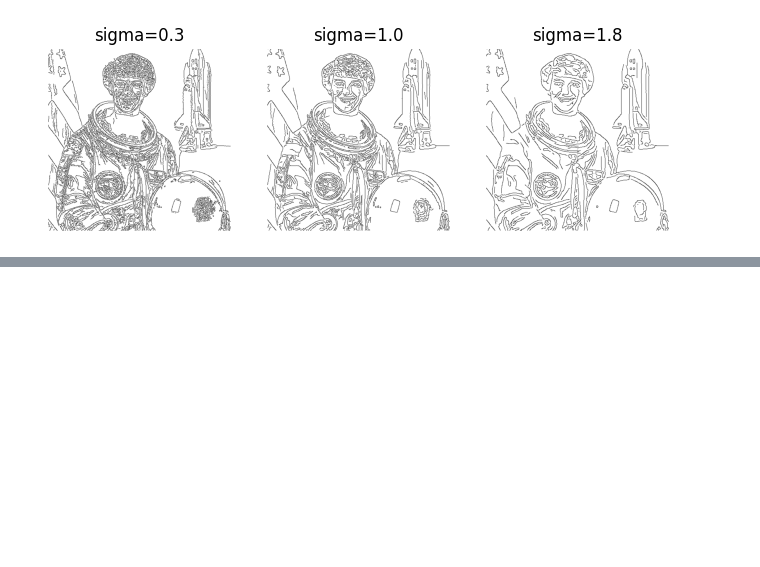
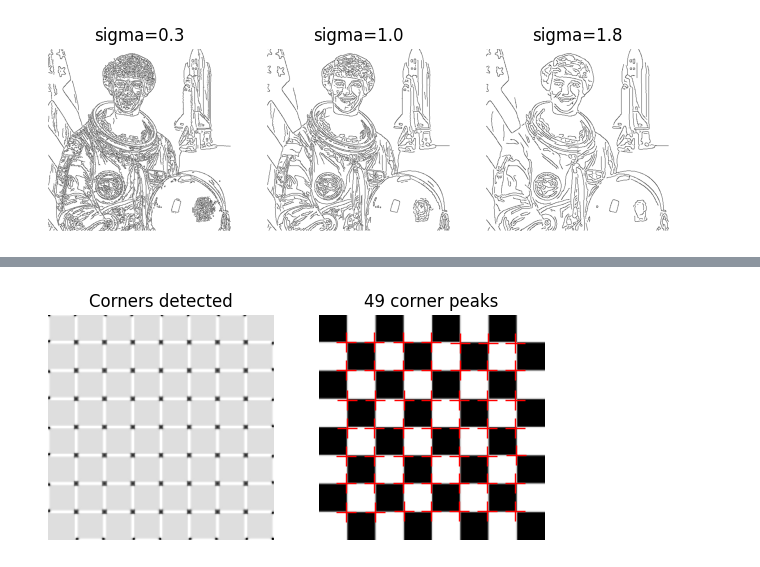
Before and after one commit to r-leyshon/image-processing, a Jupyter notebook: scikit-image/image-processing-with-skimage/05-object-detection.ipynb, the cells around one changed output, grey strips where cells are left out. Cells and saved outputs as stored; diff of their text form; code cells hidden in the pictures; blank space fills up the shorter version.

Commit message:
feat: Corner detection

```diff
--- a/scikit-image/image-processing-with-skimage/05-object-detection.ipynb
+++ b/scikit-image/image-processing-with-skimage/05-object-detection.ipynb
@@ -36,0 +45,16 @@ Text(0.5, 1.0, 'sigma=1.8')
+# %%
+chess = data.checkerboard()
+poss_corners = corner_harris(chess)
+fig, (ax1, ax2) = plt.subplots(ncols=2, sharex=True, sharey=True)
+ax1.imshow(poss_corners, cmap="Greys")
+ax1.axis("off")
+ax1.set_title("Corners detected")
+
+corner_coords = corner_peaks(poss_corners, min_distance=20)
+ax2.imshow(chess, cmap="Greys")
+ax2.plot(corner_coords[:,1], corner_coords[:,0], "+r", markersize=15)
+ax2.axis("off")
+ax2.set_title(f"{len(corner_coords)} corner peaks")
+plt.show()
+# %% [output]
+[figure, added]
```
Also changed, not shown: parts of 2 cells of this notebook.
